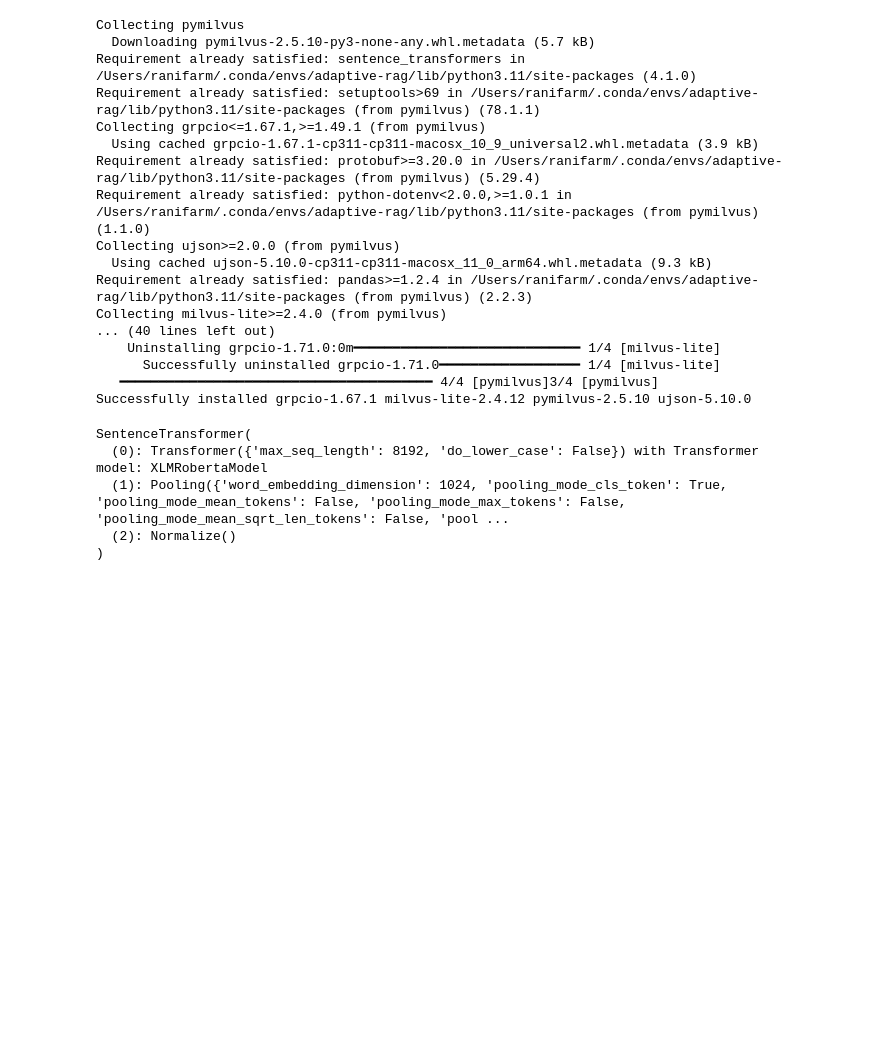
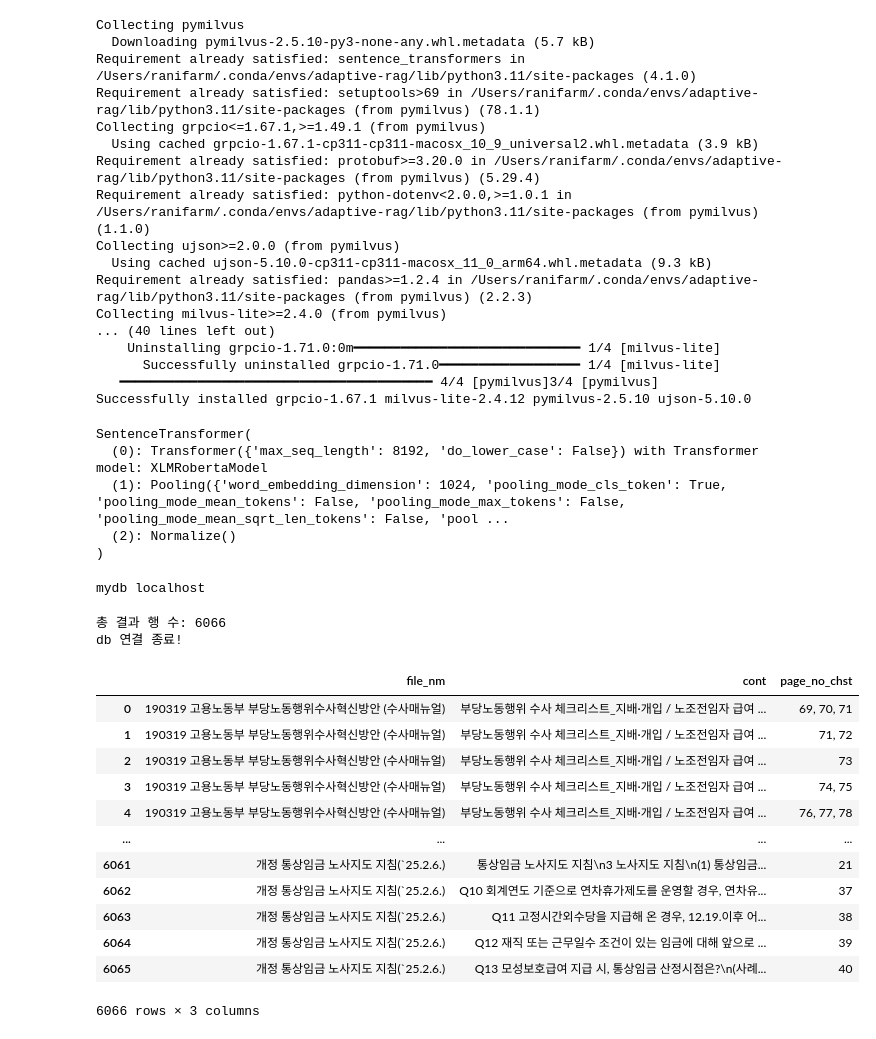
Before and after one commit to GitRani/adaptive-rag-public, a Jupyter notebook: unit_test/semantic_data_insert.ipynb, the cells around one changed output. Saved outputs shown, nothing was run; the diff lists cells and outputs as text; code cells hidden in the pictures; blank space fills up the shorter version.

```diff
--- a/unit_test/semantic_data_insert.ipynb
+++ b/unit_test/semantic_data_insert.ipynb
@@ -42,0 +59,72 @@ collection_name = "my_rag_collection"
+# %%
+import psycopg2, os
+import pandas as pd
+from dotenv import load_dotenv
+
+load_dotenv()
+
+POSTGRE_NAME = os.getenv("POSTGRE_NAME")
+POSTGRE_USER = os.getenv("POSTGRE_USER")
+POSTGRE_HOST = os.getenv("POSTGRE_HOST")
+POSTGRE_PORT = os.getenv("POSTGRE_PORT")
+POSTGRE_PASSWORD = os.getenv("POSTGRE_PASSWORD")
+
+# env value check
+print(POSTGRE_NAME, POSTGRE_HOST)
+# %% [output]
+mydb localhost
+# %%
+# 기존에 만들어놓은 DB 테스트
+conn = psycopg2.connect(
+        dbname=POSTGRE_NAME,
+        user=POSTGRE_USER,
+        host=POSTGRE_HOST,
+        port=POSTGRE_PORT,
+        password=POSTGRE_PASSWORD
+    )
+
+try:
+    # 비밀번호 없이 연결
+    with conn.cursor() as cursor:
+        cursor = conn.cursor()
+        cursor.execute("""
+                       SELECT tf01.file_nm, tf02.cont, tf02.page_no_chst
+                       FROM tragfile0100 AS tf01
+                       INNER JOIN tragfile0102 AS tf02
+                       ON tf01.file_seq = tf02.file_seq;
+                       """)
+
+        result = cursor.fetchall()
+        print(f"총 결과 행 수: {len(result)}")
+
+        # 컬럼명 가져오기
+        columns = [desc[0] for desc in cursor.description]
+
+        # 데이터프레임 변환
+        db_df = pd.DataFrame(result, columns=columns)
+
+
+except Exception as e:
+    print(f"Error: {e}")
+
+finally:
+    conn.close()
+    print('db 연결 종료!')
+
+db_df
+# %% [output]
+총 결과 행 수: 6066
+db 연결 종료!
+|  | file_nm | cont | page_no_chst |
+| 0 | 190319 고용노동부 부당노동행위수사혁신방안 (수사매뉴얼) | 부당노동행위 수사 체크리스트_지배·개입 / 노조전임자 급여 ... | 69, 70, 71 |
+| 1 | 190319 고용노동부 부당노동행위수사혁신방안 (수사매뉴얼) | 부당노동행위 수사 체크리스트_지배·개입 / 노조전임자 급여 ... | 71, 72 |
+| 2 | 190319 고용노동부 부당노동행위수사혁신방안 (수사매뉴얼) | 부당노동행위 수사 체크리스트_지배·개입 / 노조전임자 급여 ... | 73 |
+| 3 | 190319 고용노동부 부당노동행위수사혁신방안 (수사매뉴얼) | 부당노동행위 수사 체크리스트_지배·개입 / 노조전임자 급여 ... | 74, 75 |
+| 4 | 190319 고용노동부 부당노동행위수사혁신방안 (수사매뉴얼) | 부당노동행위 수사 체크리스트_지배·개입 / 노조전임자 급여 ... | 76, 77, 78 |
+| ... | ... | ... | ... |
+| 6061 | 개정 통상임금 노사지도 지침(`25.2.6.) | 통상임금 노사지도 지침\n3 노사지도 지침\n(1) 통상임금... | 21 |
+| 6062 | 개정 통상임금 노사지도 지침(`25.2.6.) | Q10 회계연도 기준으로 연차휴가제도를 운영할 경우, 연차유... | 37 |
+| 6063 | 개정 통상임금 노사지도 지침(`25.2.6.) | Q11 고정시간외수당을 지급해 온 경우, 12.19.이후 어... | 38 |
+| 6064 | 개정 통상임금 노사지도 지침(`25.2.6.) | Q12 재직 또는 근무일수 조건이 있는 임금에 대해 앞으로 ... | 39 |
+| 6065 | 개정 통상임금 노사지도 지침(`25.2.6.) | Q13 모성보호급여 지급 시, 통상임금 산정시점은?\n(사례... | 40 |
+6066 rows × 3 columns
```
Also changed, not shown: parts of 4 cells of this notebook, 2 other files.
